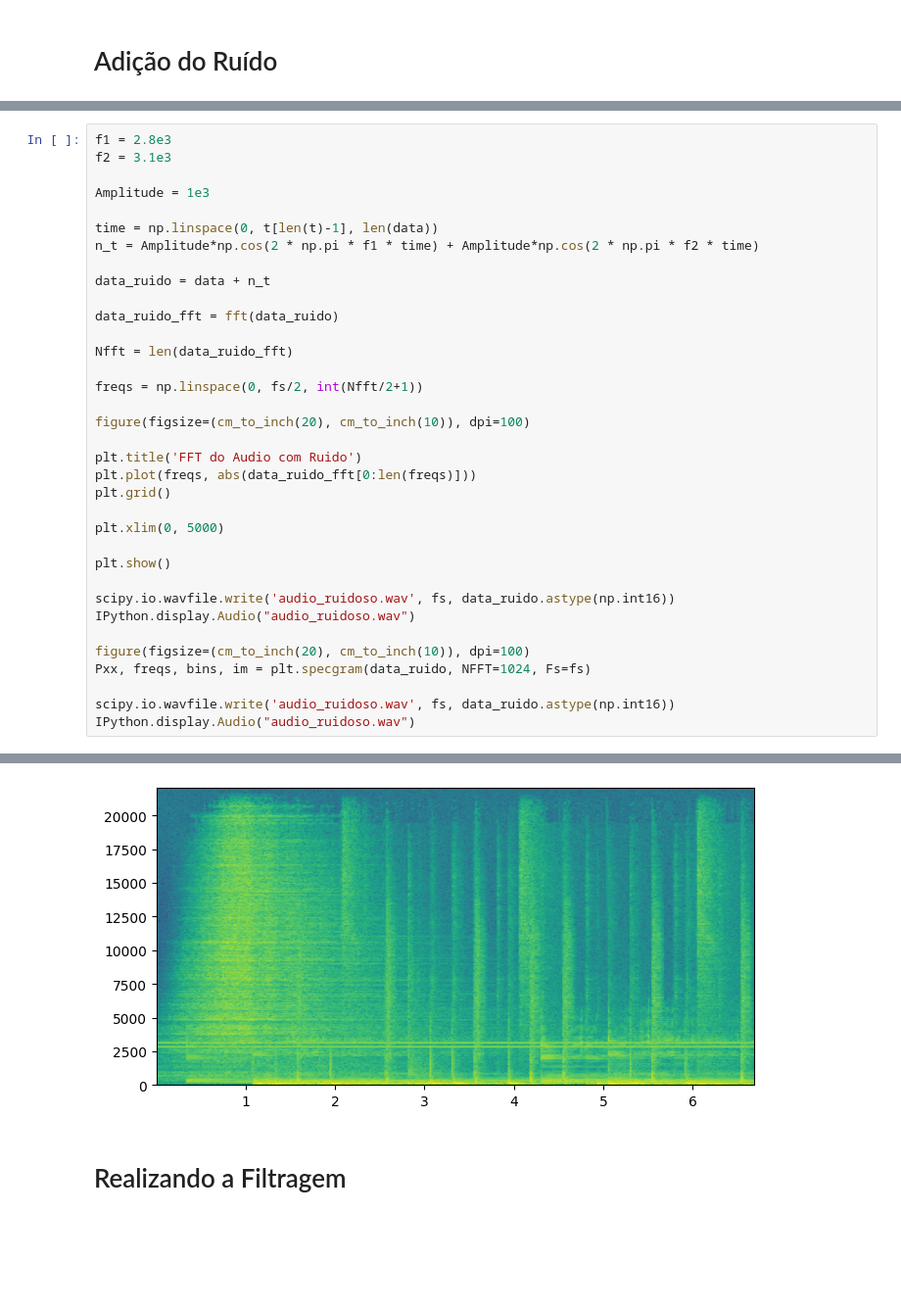
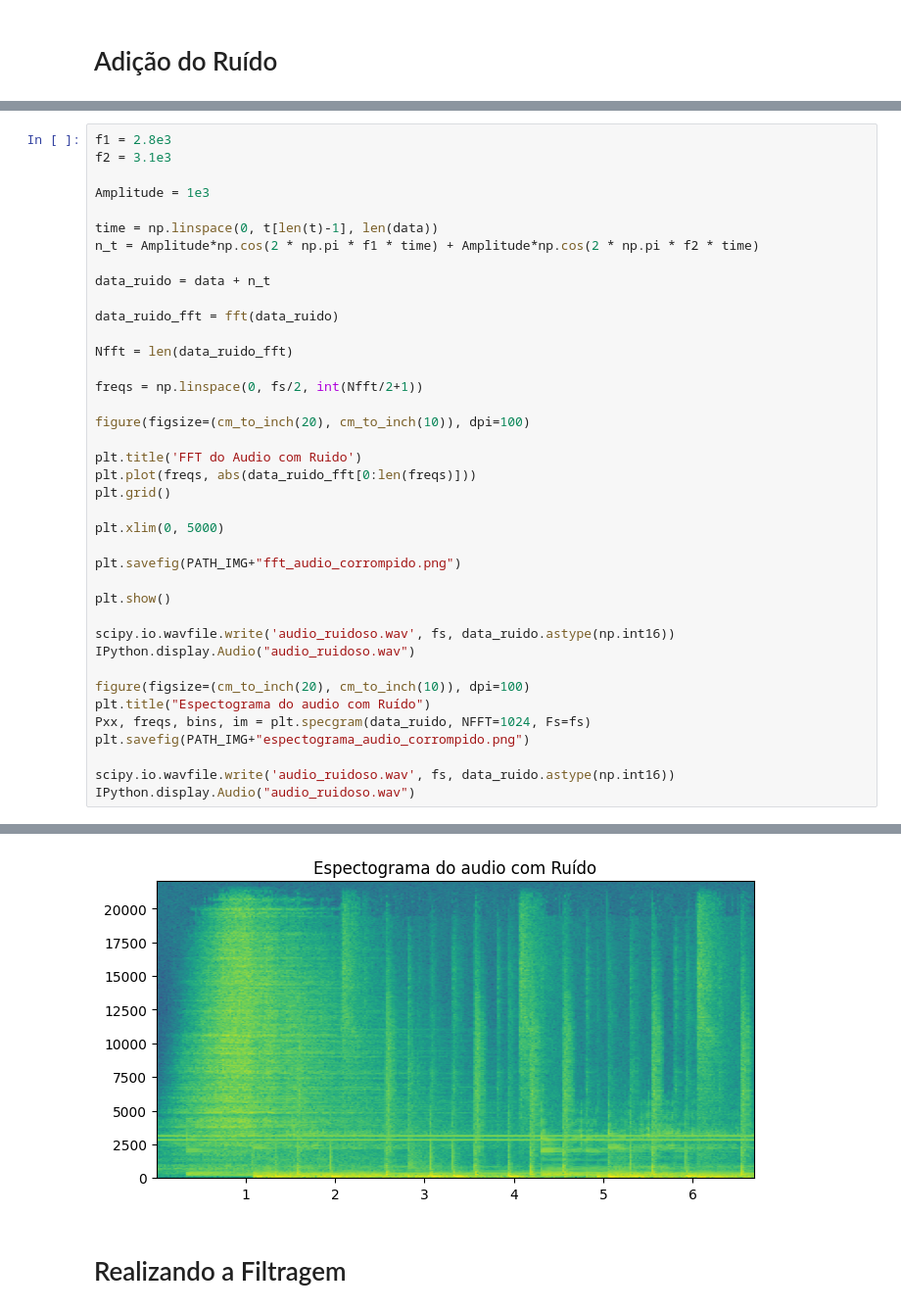
Before and after one commit to andrevale99/STD_DCA0107, a Jupyter notebook: U1/filtragem.ipynb, the cells around one changed output, grey strips where cells are left out. Shown at 98% size. Cells and saved outputs as stored; diff of their text form; blank space fills up the shorter version.

Commit message:
Gravação das imagens

```diff
--- a/U1/filtragem.ipynb
+++ b/U1/filtragem.ipynb
@@ -79,34 +81,38 @@ n_t = Amplitude*np.cos(2 * np.pi * f1 * time) + Amplitude*np.cos(2 * np.pi * f2
 
 data_ruido = data + n_t
 
 data_ruido_fft = fft(data_ruido)
 
 Nfft = len(data_ruido_fft)
 
 freqs = np.linspace(0, fs/2, int(Nfft/2+1))
 
 figure(figsize=(cm_to_inch(20), cm_to_inch(10)), dpi=100)
 
 plt.title('FFT do Audio com Ruido')
 plt.plot(freqs, abs(data_ruido_fft[0:len(freqs)]))
 plt.grid()
 
 plt.xlim(0, 5000)
 
+plt.savefig(PATH_IMG+"fft_audio_corrompido.png")
+
 plt.show()
 
 scipy.io.wavfile.write('audio_ruidoso.wav', fs, data_ruido.astype(np.int16))
 IPython.display.Audio("audio_ruidoso.wav")
 
 figure(figsize=(cm_to_inch(20), cm_to_inch(10)), dpi=100)
+plt.title("Espectograma do audio com Ruído")
 Pxx, freqs, bins, im = plt.specgram(data_ruido, NFFT=1024, Fs=fs)
+plt.savefig(PATH_IMG+"espectograma_audio_corrompido.png")
 
 scipy.io.wavfile.write('audio_ruidoso.wav', fs, data_ruido.astype(np.int16))
 IPython.display.Audio("audio_ruidoso.wav")
 # %% [output]
 [figure]
 [interactive output not drawn]
-[figure, old version]
+[figure, new version]
 # %% [markdown]
 # Realizando a Filtragem
 # %%
```
Also changed, not shown: parts of 5 cells of this notebook.
